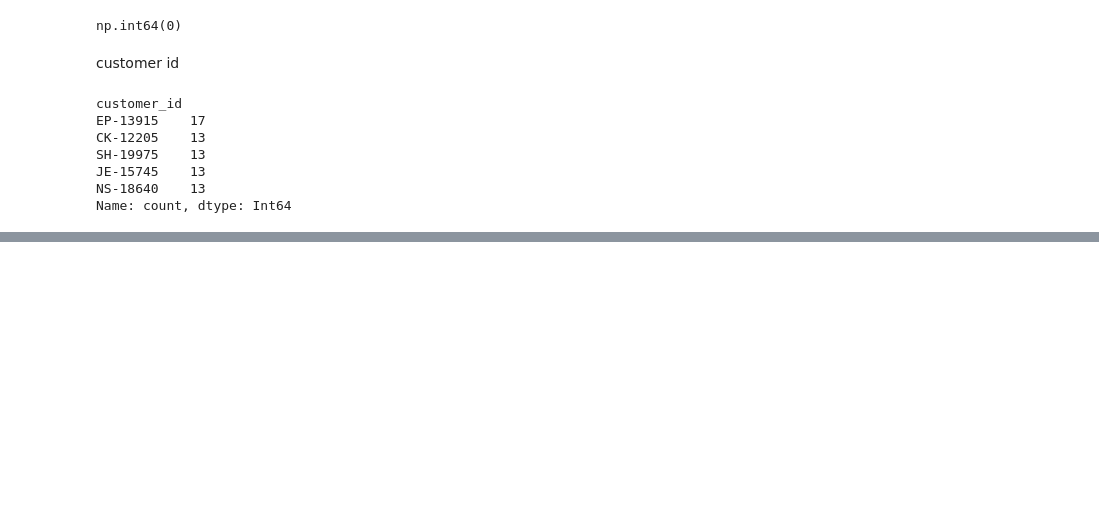
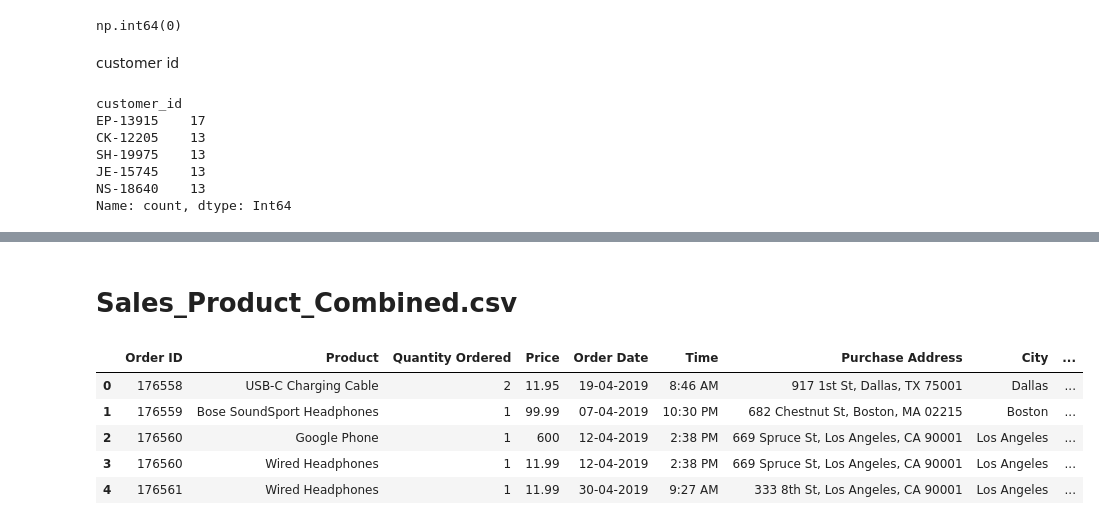
Before and after one commit to Ajandaghian/VizOs, a Jupyter notebook: temp_notebooks/sample_data_cleaner.ipynb, the cells around one changed output, grey strips where cells are left out. Saved outputs shown, nothing was run; the diff lists cells and outputs as text; code cells hidden in the pictures; blank space fills up the shorter version.

```diff
--- a/temp_notebooks/sample_data_cleaner.ipynb
+++ b/temp_notebooks/sample_data_cleaner.ipynb
@@ -159,0 +321,12 @@ df_filtered.to_excel("../data/cleaned_sample_superstore.xlsx", index=False)
+# %% [markdown]
+# Sales_Product_Combined.csv
+# %%
+df = pd.read_csv("../data/Sales_Product_Combined.csv")
+df.head()
+# %% [output]
+|  | Order ID | Product | Quantity Ordered | Price | Order Date | Time | Purchase Address | City | ... |
+| 0 | 176558 | USB-C Charging Cable | 2 | 11.95 | 19-04-2019 | 8:46 AM | 917 1st St, Dallas, TX 75001 | Dallas | ... |
+| 1 | 176559 | Bose SoundSport Headphones | 1 | 99.99 | 07-04-2019 | 10:30 PM | 682 Chestnut St, Boston, MA 02215 | Boston | ... |
+| 2 | 176560 | Google Phone | 1 | 600 | 12-04-2019 | 2:38 PM | 669 Spruce St, Los Angeles, CA 90001 | Los Angeles | ... |
+| 3 | 176560 | Wired Headphones | 1 | 11.99 | 12-04-2019 | 2:38 PM | 669 Spruce St, Los Angeles, CA 90001 | Los Angeles | ... |
+| 4 | 176561 | Wired Headphones | 1 | 11.99 | 30-04-2019 | 9:27 AM | 333 8th St, Los Angeles, CA 90001 | Los Angeles | ... |
```
Also changed, not shown: parts of 39 cells of this notebook, 2 other files.
